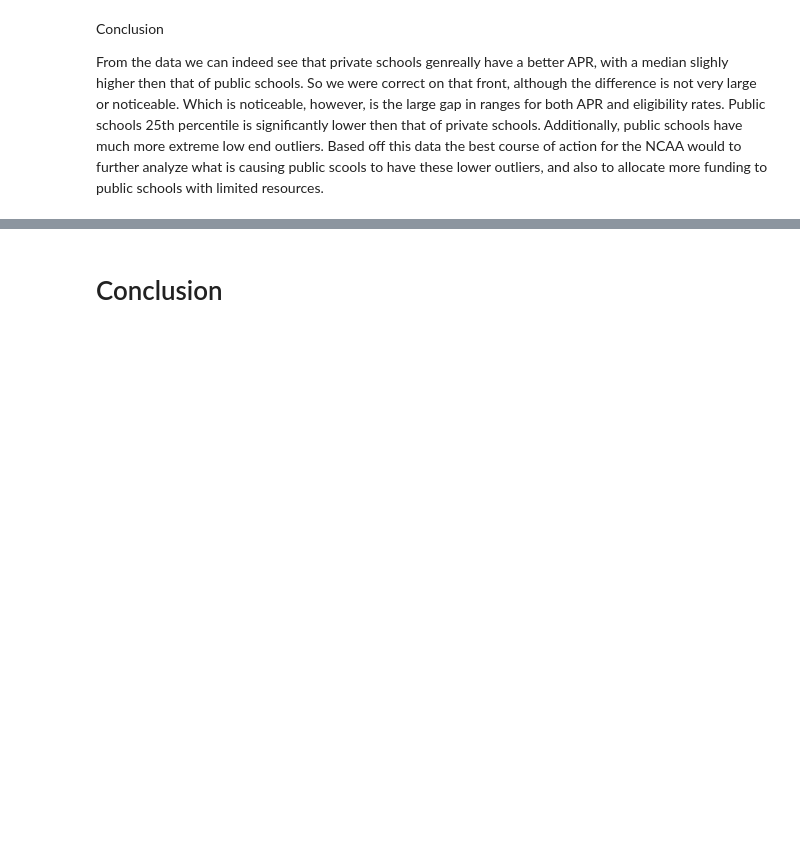
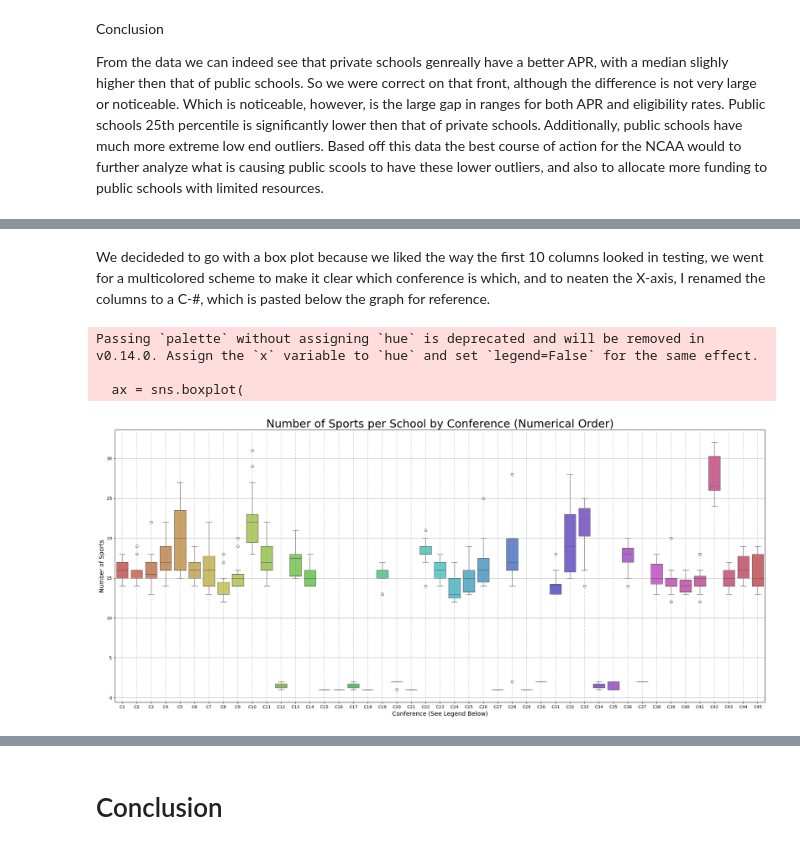
Before and after one commit to Ngilbert0807/DIDA_325_Final-project, a Jupyter notebook: Checkpoints/Checkpoint 3.ipynb, the cells around one changed output, grey strips where cells are left out. Cells and saved outputs as stored; diff of their text form; code cells hidden in the pictures; blank space fills up the shorter version.

```diff
--- a/Checkpoints/Checkpoint 3.ipynb
+++ b/Checkpoints/Checkpoint 3.ipynb
@@ -508,0 +413,57 @@ From this we can take a look and see where each conference is and compare the nu
+# %% [markdown]
+We decideded to go with a box plot because we liked the way the first 10 columns looked in testing, we went for a multicolored scheme to make it clear which conference is which, and to neaten the X-axis, I renamed the columns to a C-#, which is pasted below the graph for reference.
+# %%
+#First step, group the original dataframe by the school ID/name, as well as conference. Then count the number of unique values (sports) are offered at each school using ('SPORT_CODE')
+sports_per_school = df.groupby(['SCL_UNITID', 'SCL_NAME', 'CONFNAME_19'])['SPORT_CODE'].nunique().reset_index()
+
+#Next, Rename the count created above ^^ for easy comprehension
+sports_per_school.rename(columns={'SPORT_CODE': 'NUM_SPORTS'}, inplace=True)
+
+#Created a sorted list of unique Conf. names, then creaste a mapping from the full conference names --> shorter, easier labels like C1, C2, C3, etc.
+unique_confs = sorted(sports_per_school['CONFNAME_19'].unique())
+conf_map = {name: f'C{i+1}' for i, name in enumerate(unique_confs)}
+
+#Now add the new column to the dataframe with the confence codes
+sports_per_school['CONF_SHORT'] = sports_per_school['CONFNAME_19'].map(conf_map)
+
+#Now I need to extract the numeric part of each shortened code in order to sort the dataframe for the plot
+sports_per_school['CONF_SHORT_NUM'] = sports_per_school['CONF_SHORT'].str.extract('(\d+)').astype(int)
+sports_per_school_sorted = sports_per_school.sort_values(by='CONF_SHORT_NUM')
+
+# Must define a color palette that ID's a distinct color for each color palette defined by the HLS color palette
+palette = sns.color_palette("hls", len(conf_map))
+
+# Figsize 22,10 was the only ratio I found that worked ideally that fit ALL of the data within one scroll-ish
+plt.figure(figsize=(22, 10))
+#Now creating the boxplot
+#   - x is the conference codes we made (C1, C2, C3, etc.)
+#   - y is the total number of sports each conference offers
+#   - It is in numerical order, and the colors/gridlines are useful for easy distinction between adjacent rows and to understand what plot means what
+ax = sns.boxplot(
+    data=sports_per_school_sorted,
+    x='CONF_SHORT',
+    y='NUM_SPORTS',
+    order=[f'C{i}' for i in range(1, len(conf_map) + 1)], palette = palette
+)
+
+# These two lines set horizontal + vertical grid lines
+ax.yaxis.grid(True)
+ax.set_axisbelow(True)
+
+#This codes for the vertical gridlines which is easy to read
+for tick in ax.get_xticks():
+    ax.axvline(x=tick, color='gray', linestyle='--', alpha=0.3)
+
+
+#Set a title, axes labels, and larger fontsizes for readability
+plt.title('Number of Sports per School by Conference (Numerical Order)', fontsize=26)
+plt.xlabel('Conference (See Legend Below)', fontsize=14)
+plt.ylabel('Number of Sports', fontsize=14)
+
+#Learned this in Harp150, it fits the components neatly within the figure size
+plt.tight_layout()
+# %% [output]
+Passing `palette` without assigning `hue` is deprecated and will be removed in v0.14.0. Assign the `x` variable to `hue` and set `legend=False` for the same effect.
+
+  ax = sns.boxplot(
+[figure, added]
```
Also changed, not shown: parts of 16 cells of this notebook.
